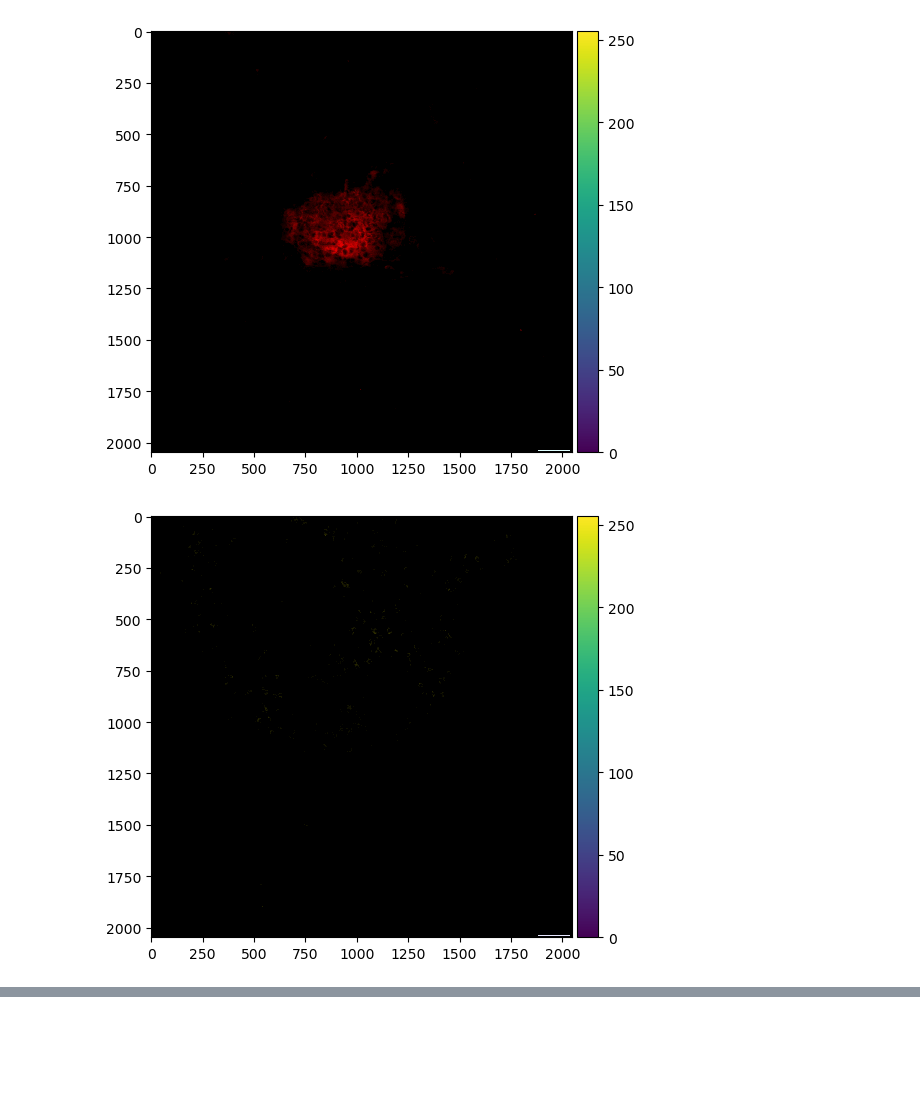
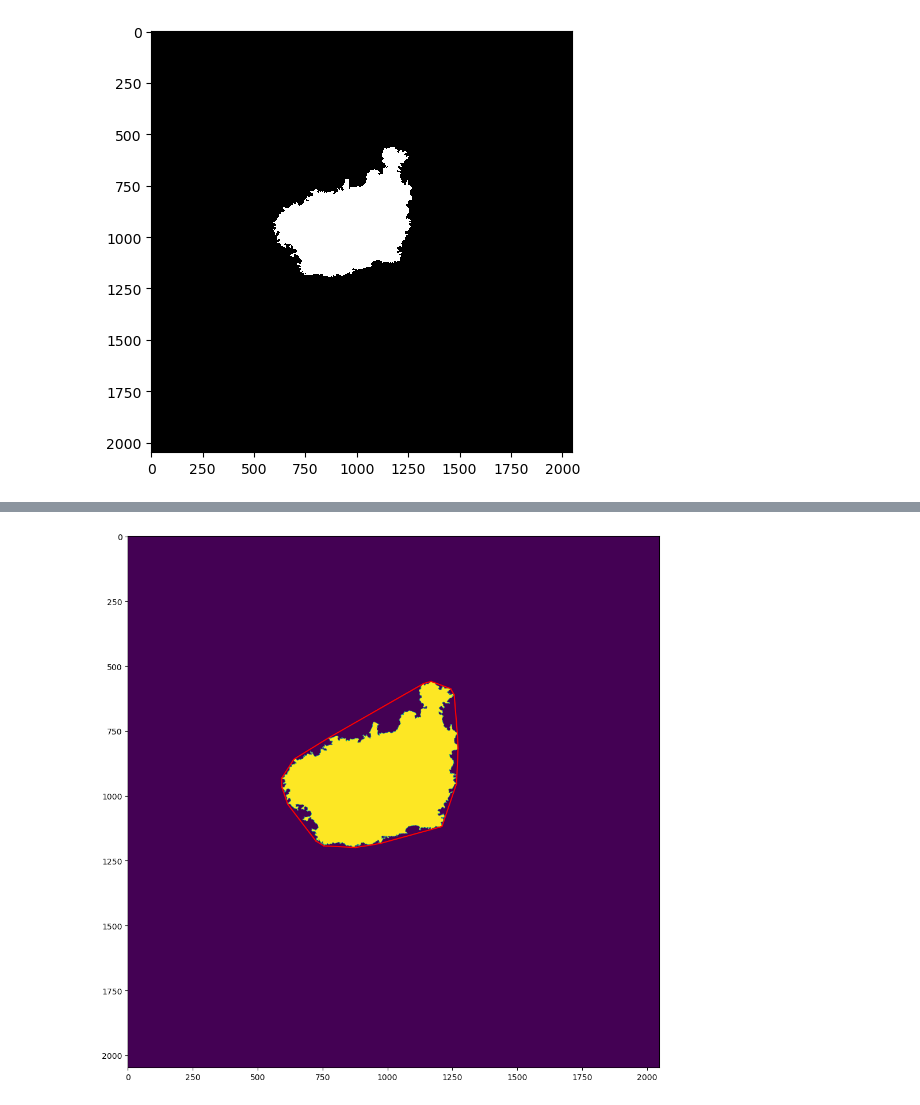
Before and after one commit to pcrady/fife_image, a Jupyter notebook: scratch.ipynb, the cells around one changed output, grey strips where cells are left out. Saved outputs shown, nothing was run; the diff lists cells and outputs as text; code cells hidden in the pictures; blank space fills up the shorter version.

Commit message:
working simplex

```diff
--- a/scratch.ipynb
+++ b/scratch.ipynb
@@ -47,38 +49,52 @@ def subtract_background(image, region):
 def save_image(name, image):
     io.imsave(name, image)
 
-def convert_to_mask(image, lower_threshold, upper_threshold):
+def _convert_to_mask(image, lower_threshold, upper_threshold):
     image[image < lower_threshold] = 0
     mask = color.rgb2gray(image)
     return mask > 0
 
-def combine_images(image1, image2):
+def _combine_images(image1, image2):
     combined_image = np.logical_or(image1, image2)
     return combined_image
 
-def remove_small_objects_and_holes(image):
+def _remove_small_objects_and_holes(image):
     object_size = islet_outlier_size = (5**5) * 3.14
     cleaned_image = morphology.remove_small_objects(image, object_size)
     cleaned_image = morphology.remove_small_holes(cleaned_image, object_size * 4)
     return cleaned_image
 
 def create_insulin_glucagon_mask(insulin_image, glucagon_image):
-    masked_insulin = convert_to_mask(insulin_image, lower_threshold_insulin, upper_threshold_insulin)
-    masked_glucagon = convert_to_mask(glucagon_image, lower_threshold_glucagon, upper_threshold_glucagon)
-    combined_mask = combine_images(masked_insulin, masked_glucagon)
-    cleaned_mask = remove_small_objects_and_holes(combined_mask)
+    masked_insulin = _convert_to_mask(insulin_image, lower_threshold_insulin, upper_threshold_insulin)
+    masked_glucagon = _convert_to_mask(glucagon_image, lower_threshold_glucagon, upper_threshold_glucagon)
+    combined_mask = _combine_images(masked_insulin, masked_glucagon)
+    cleaned_mask = _remove_small_objects_and_holes(combined_mask)
     return cleaned_mask
+
+def mask_to_points(mask):
+    points = np.argwhere(mask).astype(np.float32)
+    return points
+
+def compute_convex_hull(points):
+    if points.shape[0] < 3:
+        raise ValueError("Not enough points to form a convex hull.")
+    hull = ConvexHull(points)
+    return hull
 # %%
-insulin = io.imread('test_images/Image001_ch02_SV_bg_correct.png')
-glucagon = io.imread('test_images/Image001_ch03_SV_bg_correct.png')
+cd4 = io.imread('server/converted/Image001_ch00_SV_bg_correct.png')
+glucagon = io.imread('server/converted/Image001_ch01_SV_bg_correct.png')
+insulin = io.imread('server/converted/Image001_ch02_SV_bg_correct.png')
+cd8 = io.imread('server/converted/Image001_ch03_SV_bg_correct.png')
 
-mask = create_insulin_glucagon_mask(insulin, glucagon)
-io.imshow(insulin)
+ins_gluc_mask = create_insulin_glucagon_mask(insulin, glucagon)
+ins_gluc_points = mask_to_points(ins_gluc_mask)
+hull = compute_convex_hull(ins_gluc_points)
+
+#io.imshow(insulin)
+#io.show()
+#io.imshow(glucagon)
+#io.show()
+io.imshow(ins_gluc_mask)
 io.show()
-io.imshow(glucagon)
-io.show()
-io.imshow(mask)
-io.show()
 # %% [output]
-[figure, old version]
+[figure, new version]
-[figure, removed]
@@ -85,0 +101,9 @@ io.show()
+# %%
+plt.figure(figsize=(12, 12))
+plt.imshow(ins_gluc_mask)
+#plt.scatter(points[:, 1], points[:, 0], s=1)  # points on the mask
+for simplex in hull.simplices:
+    plt.plot(ins_gluc_points[simplex, 1], ins_gluc_points[simplex, 0], 'r-')
+plt.show()
+# %% [output]
+[figure, added]
```
Also changed, not shown: parts of 2 cells of this notebook, 3 other files.
